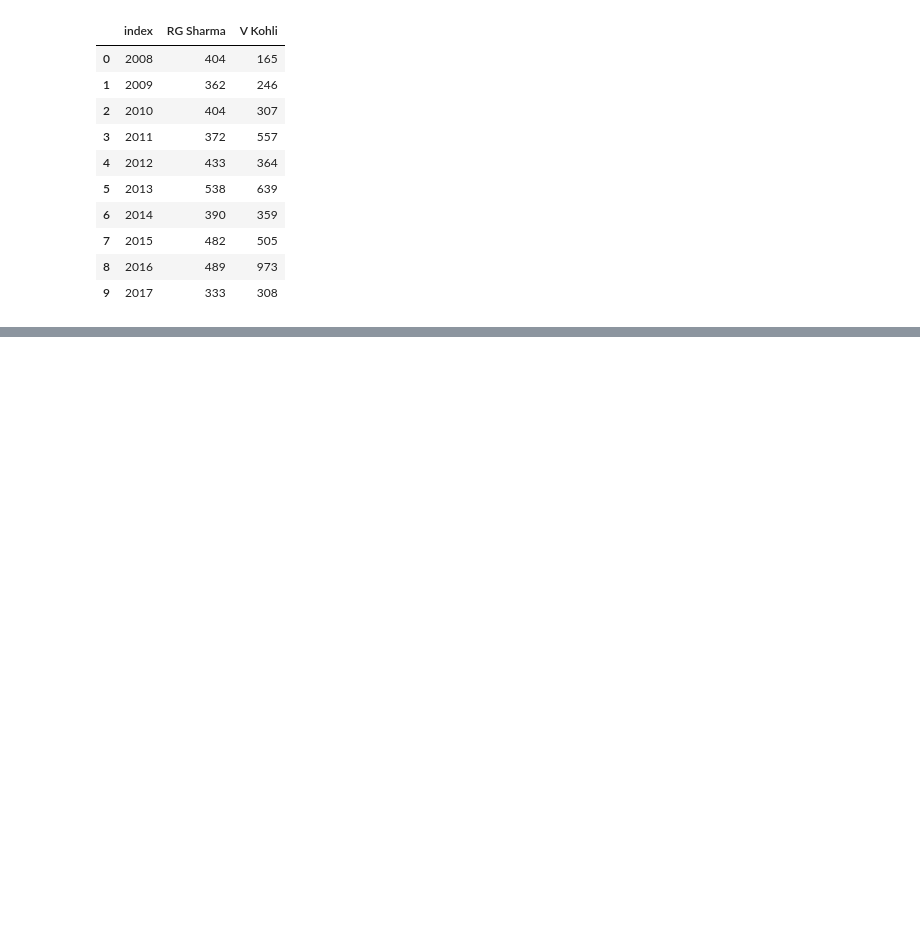
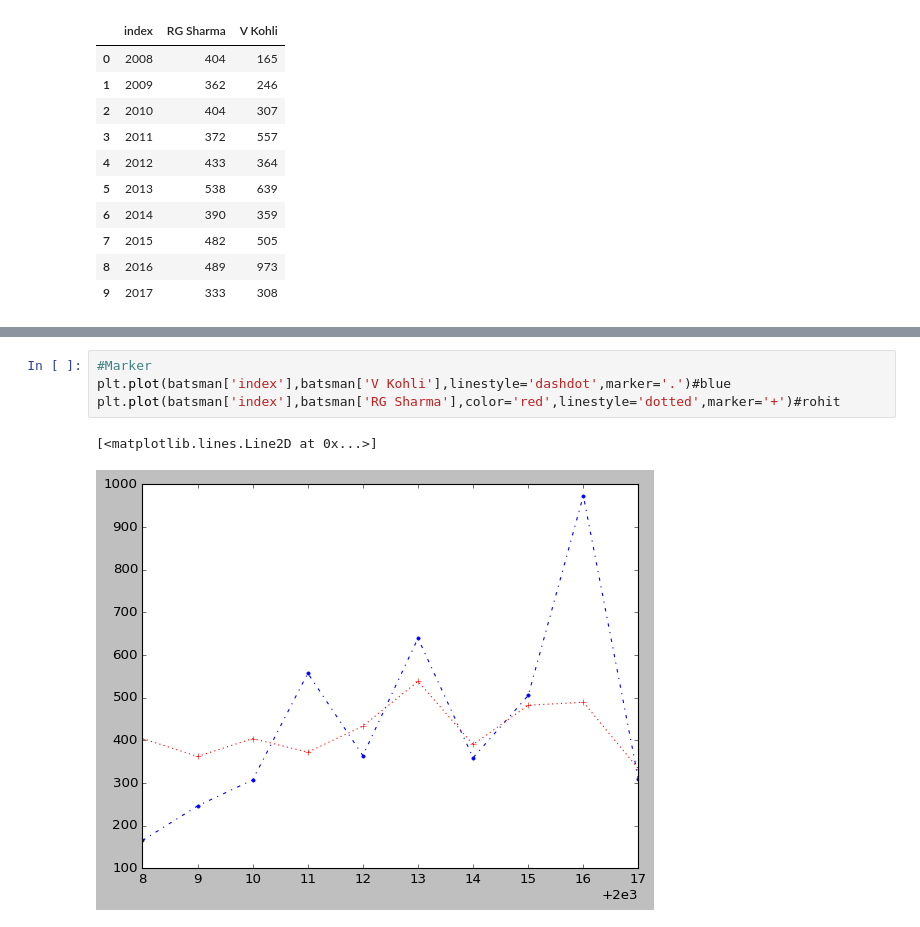
Before and after one commit to sseal2004/Machine-Learning-Full-Course, a Jupyter notebook: Python Library/MatplotLib/TypeOfData.ipynb, the cells around one changed output, grey strips where cells are left out. Cells and saved outputs as stored; diff of their text form; blank space fills up the shorter version.

```diff
--- a/Python Library/MatplotLib/TypeOfData.ipynb
+++ b/Python Library/MatplotLib/TypeOfData.ipynb
@@ -48,0 +71,7 @@ plt.plot(batsman['index'],batsman['RG Sharma'])#rohit
+# %%
+#Marker
+plt.plot(batsman['index'],batsman['V Kohli'],linestyle='dashdot',marker='.')#blue
+plt.plot(batsman['index'],batsman['RG Sharma'],color='red',linestyle='dotted',marker='+')#rohit
+# %% [output]
+[<matplotlib.lines.Line2D at 0x...>]
+[figure, added]
```
Also changed, not shown: parts of 8 cells of this notebook.
